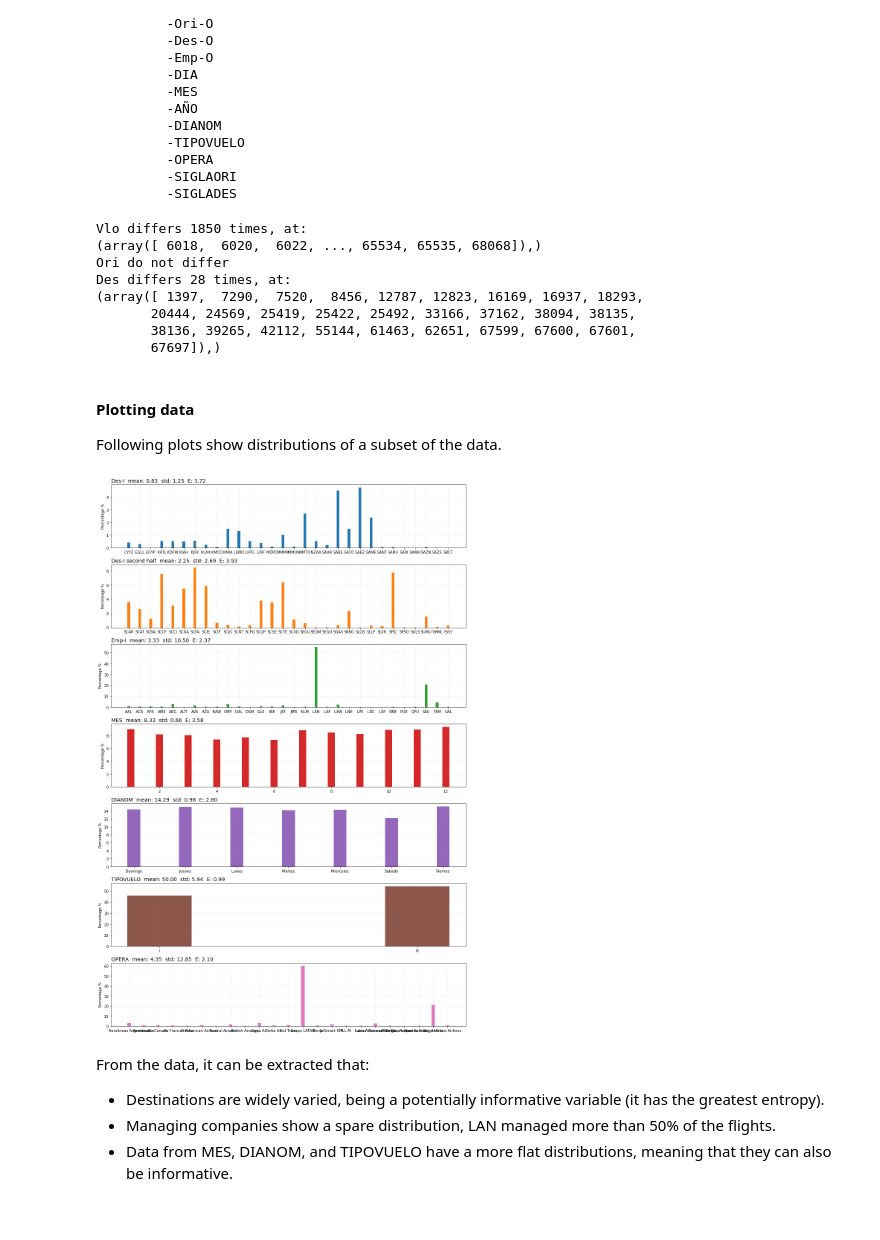
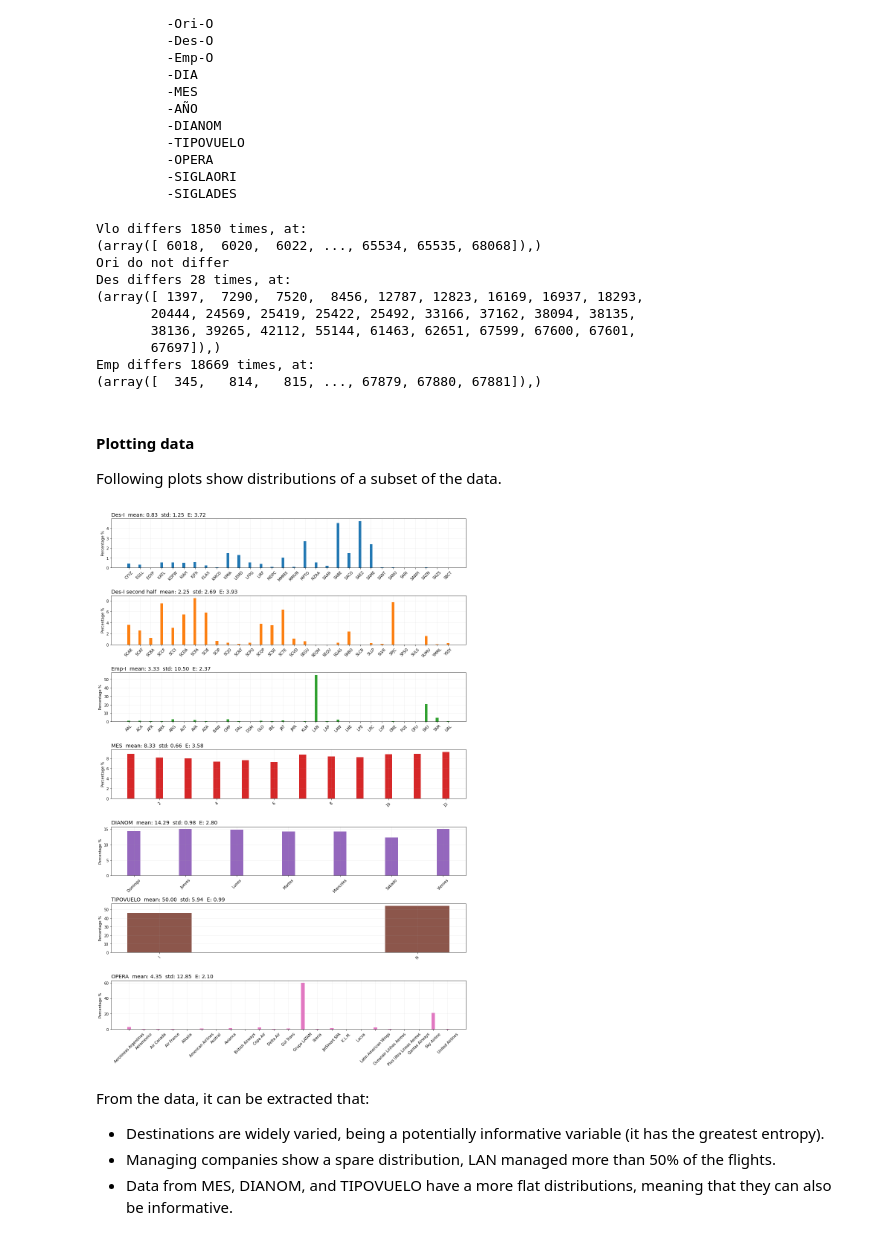
Before and after one commit to cnettlev/flight-delay, a Jupyter notebook: solution.ipynb, the cells around one changed output. Drawn from its saved outputs; the diff is of its cells as text; code cells hidden in the pictures.

```diff
--- a/solution.ipynb
+++ b/solution.ipynb
@@ -38,7 +39,7 @@ Features (18):
 # %%
 import numpy as np
 
-compareData = ['Vlo', 'Ori', 'Des']
+compareData = ['Vlo', 'Ori', 'Des', 'Emp']
 
 for comp in compareData:
     comparison = data[comp+'-I'] != data[comp+'-O']
@@ -57,6 +58,8 @@ Des differs 28 times, at:
        20444, 24569, 25419, 25422, 25492, 33166, 37162, 38094, 38135,
        38136, 39265, 42112, 55144, 61463, 62651, 67599, 67600, 67601,
        67697]),)
+Emp differs 18669 times, at:
+(array([  345,   814,   815, ..., 67879, 67880, 67881]),)
 # %% [markdown]
 #### Plotting data
 
@@ -73,34 +76,36 @@ colors = plt.rcParams['axes.prop_cycle'].by_key()['color']
 fig, axs = plt.subplots(nPlots,1,figsize=(14,3*nPlots))
 
 total = data.shape[0]
 usePercentage = True
 
 for col,ax,color in zip(toShow,axs,colors):
     if 'last-' in col:
         col = col.replace('last-','')
         title = col + ' second half'
         vCounts = data[col].value_counts().sort_index()[-30:]
     else:
         title = col
         vCounts = data[col].value_counts().sort_index()[:30]
     cat = vCounts.index
     count = 100.0*vCounts.values/total if usePercentage else vCounts.values
     m,s = [np.mean(count),np.std(count,ddof=1)]
     E = entropy(vCounts.values/total, base=2)
     # sem = s/np.sqrt(total)
     title = title+'  mean: '+f'{m:.2f}'+'  std: '+f'{s:.2f}'+'  E: '+f'{E:.2f}'
     if len(cat)>30:
         cat = cat[:30]
         count = count[:30]
         title = 'TOP 30: '+title
     ax.bar(cat, count, width=0.25, facecolor=color)
     ax.set_title(title,fontsize=14,loc='left')
     ax.set_ylabel('Percentage %' if usePercentage else 'Counts #')
     ax.grid(alpha=0.2)
+    for tick in ax.get_xticklabels():
+        tick.set_rotation(45)
 
 plt.tight_layout()
 # %% [output]
-[figure, old version]
+[figure, new version]
 # %% [markdown]
 From the data, it can be extracted that:
   - Destinations are widely varied, being a potentially informative variable (it has the greatest entropy).
```
Also changed, not shown: parts of 8 cells of this notebook, 2 other files.
